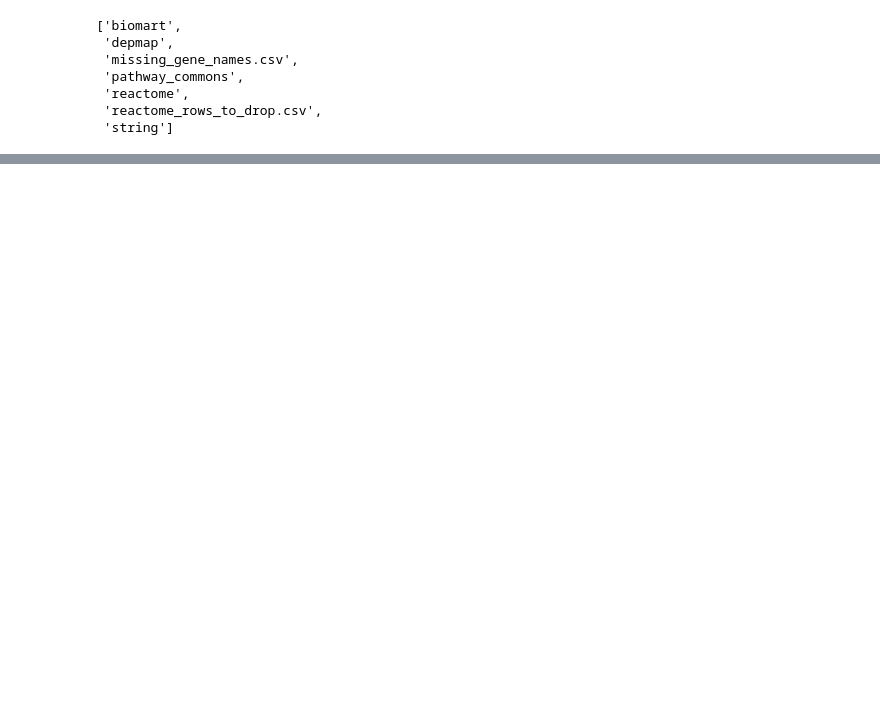
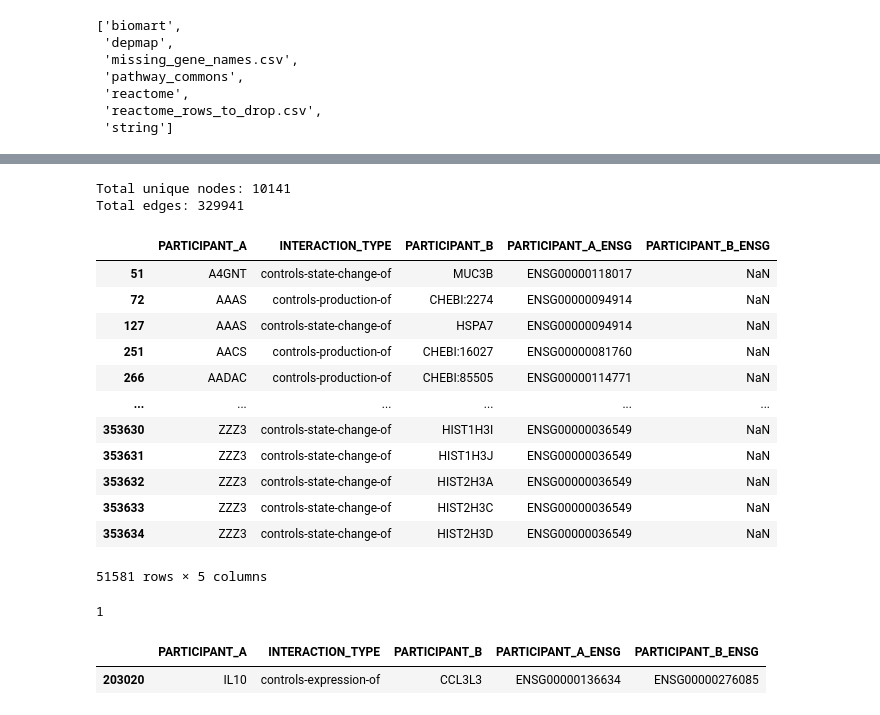
Before and after one commit to dan-beach/dependant-weights, a Jupyter notebook: pathway-commons-reactome-data.ipynb, the cells around one changed output, grey strips where cells are left out. Saved outputs shown, nothing was run; the diff lists cells and outputs as text; code cells hidden in the pictures; blank space fills up the shorter version.

```diff
--- a/pathway-commons-reactome-data.ipynb
+++ b/pathway-commons-reactome-data.ipynb
@@ -435,0 +176,7 @@ result4
+# %%
+# Biomart data will include multiple ensembl gene ids for each HGNC symbol due to patches and alternate sequences.
+# We only want one ENSG per HGNC symbol so we will use the primary assembly. To do this select only chromosomes/scaffolds 1-23 and X/Y
+scaffolds = ['1', '2', '3', '4', '5', '6', '7', '8', '9', '10', '11', '12', '13', '14', '15', '16', '17', '18', '19', '20', '21', '22', 'X', 'Y']
+biomart_primary = biomart[biomart['Chromosome/scaffold name'].isin(scaffolds)]
+
+print(f'Rows in conversion dataframe: {len(biomart_primary)}')
@@ -435,0 +194,7 @@ result4
+# %%
+# Drop duplicate biomart rows and anything without an HGNC
+biomart_no_null = biomart_primary.drop_duplicates(subset=['HGNC symbol', 'Gene stable ID'], keep='first')
+print(len(biomart_no_null))
+
+biomart_no_null = biomart_no_null.dropna(subset=['HGNC symbol'])
+print(len(biomart_no_null))
@@ -435,0 +204,13 @@ result4
+# %%
+# Code to map Gene stable IDs to PARTICIPANT_A and PARTICIPANT_B
+
+# Create a mapping dictionary from the biomart dataframe
+# Here we map 'HGNC symbol' to 'Gene stable ID'
+hgnc_to_gene_id = biomart_no_null.set_index('HGNC symbol')['Gene stable ID'].to_dict()
+
+# Use this dictionary to map the PARTICIPANT_A and PARTICIPANT_B values in the reactome dataframe to their corresponding Gene stable ID
+reactome_no_duplicates['PARTICIPANT_A_ENSG'] = reactome_no_duplicates['PARTICIPANT_A'].map(hgnc_to_gene_id)
+reactome_no_duplicates['PARTICIPANT_B_ENSG'] = reactome_no_duplicates['PARTICIPANT_B'].map(hgnc_to_gene_id)
+
+# Show the modified dataframe
+reactome_no_duplicates.head()
@@ -435,0 +234,33 @@ result4
+# %%
+unique_nodes = set(reactome_no_duplicates['PARTICIPANT_A_ENSG'].tolist() +  reactome_no_duplicates['PARTICIPANT_B_ENSG'].tolist())
+print(f'Total unique nodes: {len(unique_nodes)}')
+print(f'Total edges: {len(reactome_no_duplicates)}')
+# %% [output]
+Total unique nodes: 10141
+Total edges: 329941
+# %%
+reactome_dups = reactome_no_duplicates[reactome_no_duplicates.duplicated(subset=['PARTICIPANT_A_ENSG', 'PARTICIPANT_B_ENSG'])]
+# %%
+reactome_dups
+# %% [output]
+|  | PARTICIPANT_A | INTERACTION_TYPE | PARTICIPANT_B | PARTICIPANT_A_ENSG | PARTICIPANT_B_ENSG |
+| 51 | A4GNT | controls-state-change-of | MUC3B | ENSG00000118017 | NaN |
+| 72 | AAAS | controls-production-of | CHEBI:2274 | ENSG00000094914 | NaN |
+| 127 | AAAS | controls-state-change-of | HSPA7 | ENSG00000094914 | NaN |
+| 251 | AACS | controls-production-of | CHEBI:16027 | ENSG00000081760 | NaN |
+| 266 | AADAC | controls-production-of | CHEBI:85505 | ENSG00000114771 | NaN |
+| ... | ... | ... | ... | ... | ... |
+| 353630 | ZZZ3 | controls-state-change-of | HIST1H3I | ENSG00000036549 | NaN |
+| 353631 | ZZZ3 | controls-state-change-of | HIST1H3J | ENSG00000036549 | NaN |
+| 353632 | ZZZ3 | controls-state-change-of | HIST2H3A | ENSG00000036549 | NaN |
+| 353633 | ZZZ3 | controls-state-change-of | HIST2H3C | ENSG00000036549 | NaN |
+| 353634 | ZZZ3 | controls-state-change-of | HIST2H3D | ENSG00000036549 | NaN |
+51581 rows × 5 columns
+# %%
+reactome_dups = reactome_dups.dropna(subset=['PARTICIPANT_A_ENSG', 'PARTICIPANT_B_ENSG'], how='any')
+print(len(reactome_dups))
+reactome_dups
+# %% [output]
+1
+|  | PARTICIPANT_A | INTERACTION_TYPE | PARTICIPANT_B | PARTICIPANT_A_ENSG | PARTICIPANT_B_ENSG |
+| 203020 | IL10 | controls-expression-of | CCL3L3 | ENSG00000136634 | ENSG00000276085 |
```
Also changed, not shown: parts of 45 cells of this notebook.
